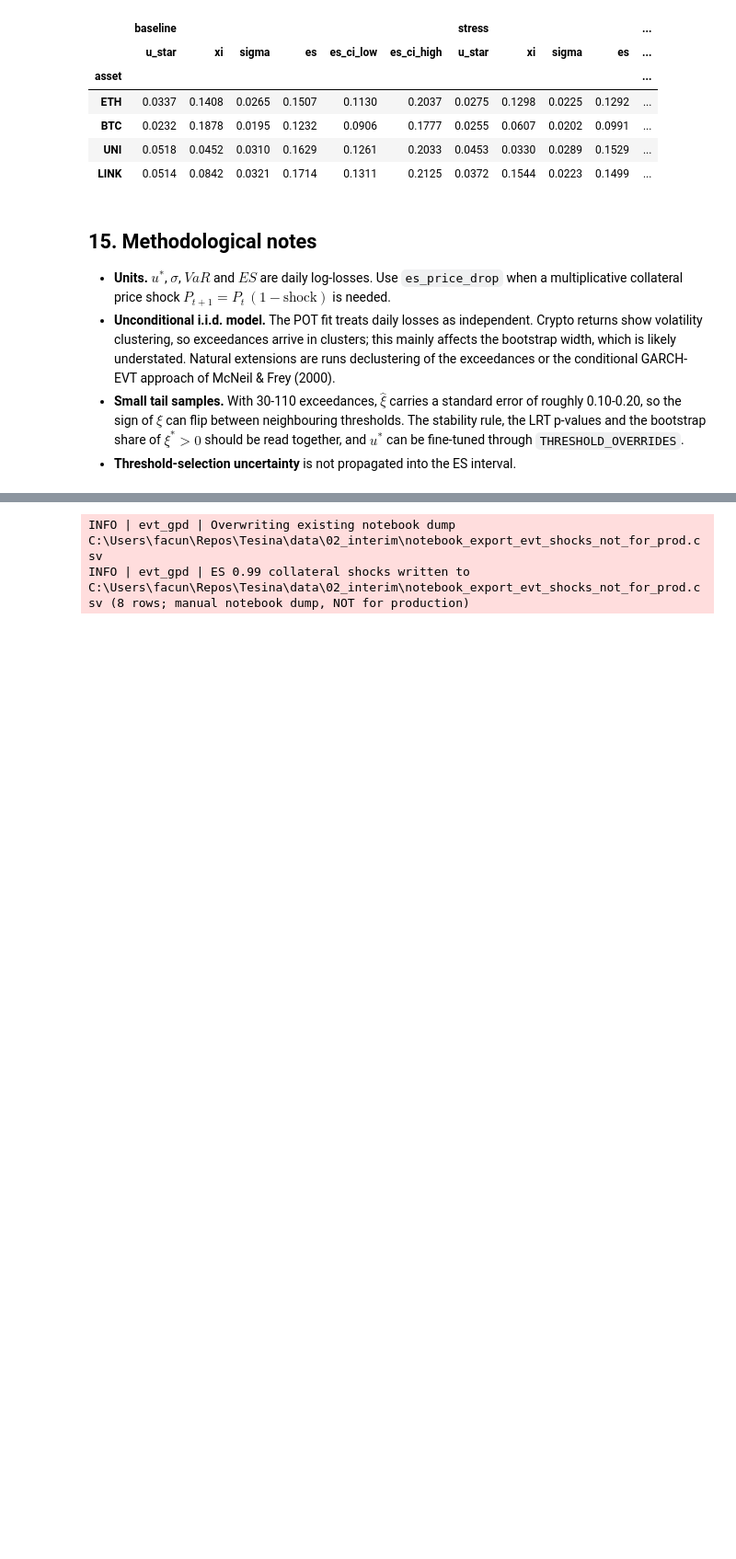
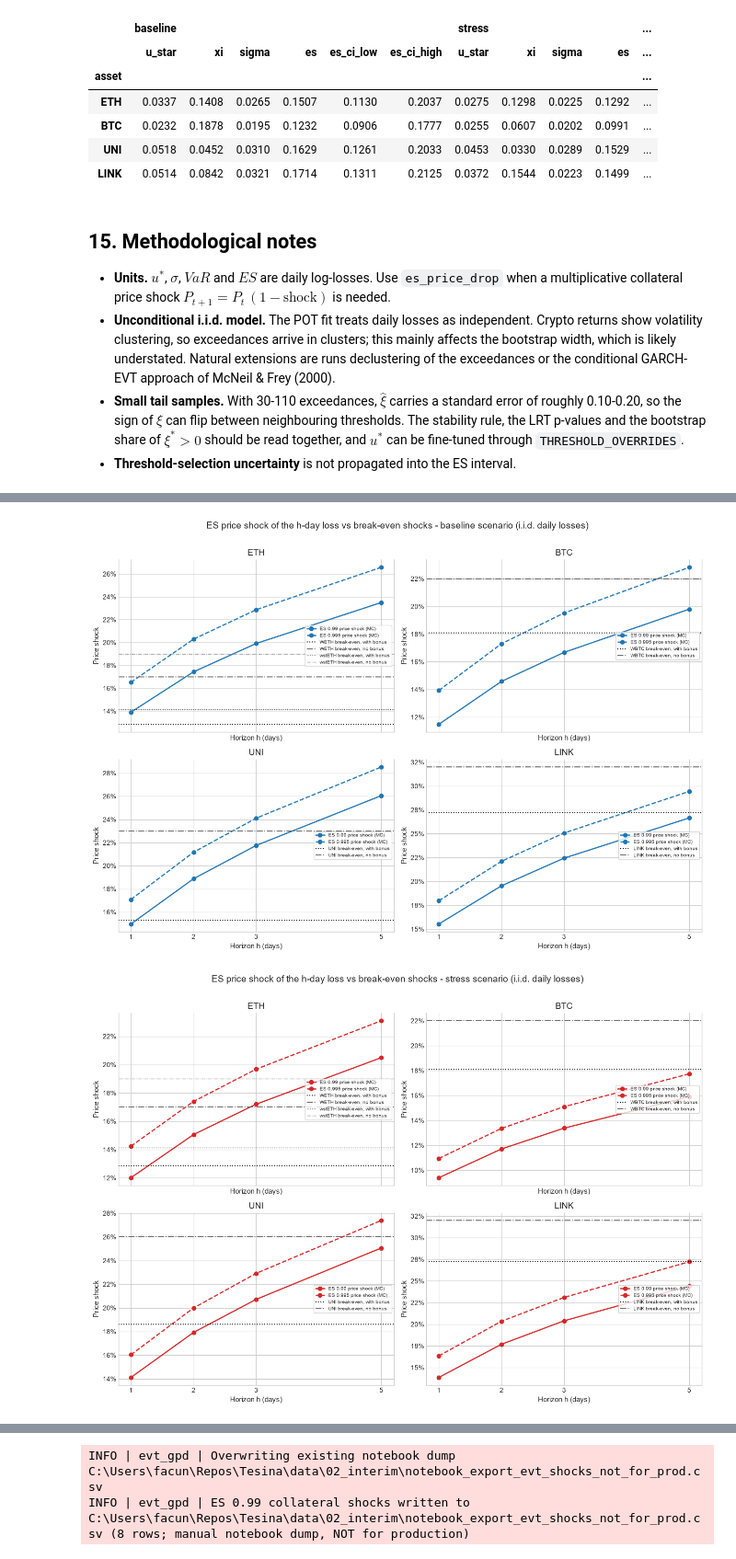
Before and after one commit to mendez-facundo/aave-urp-model, a Jupyter notebook: notebooks/03_evt_gpd_fitting.ipynb, the cells around one changed output, grey strips where cells are left out. Shown at 92% size. Cells and saved outputs as stored; diff of their text form; code cells hidden in the pictures; blank space fills up the shorter version.

```diff
--- a/notebooks/03_evt_gpd_fitting.ipynb
+++ b/notebooks/03_evt_gpd_fitting.ipynb
@@ -1265,0 +1574,19 @@ Before writing, every row is checked for finite values, $\xi < 1$, the ordering
+# %%
+RESULT_ROW_ORDER = pd.MultiIndex.from_product([SCENARIOS, ASSETS], names=["scenario", "asset"])
+for level in HORIZON_LEVELS:
+    at_level = horizon_df.xs(level, level="confidence_level")
+    display(
+        at_level["es_price_shock"].unstack("horizon_days").reindex(RESULT_ROW_ORDER)
+        .style.format("{:.2%}")
+        .set_caption(f"ES price shock of the h-day loss, p = {level} (columns: horizon h in days)")
+    )
+    display(
+        at_level["es_log_loss"].unstack("horizon_days").reindex(RESULT_ROW_ORDER)
+        .style.format(precision=4)
+        .set_caption(f"ES of the h-day log-loss, p = {level} (columns: horizon h in days)")
+    )
+    display(
+        at_level["es_ratio_vs_h1"].unstack("horizon_days").reindex(RESULT_ROW_ORDER)
+        .style.format(precision=2)
+        .set_caption(f"ES(h) / ES(1), p = {level} (square-root-of-time reference: " + ", ".join(f"h={h}: {np.sqrt(h):.2f}" for h in HORIZONS_DAYS) + ")")
+    )
@@ -1265,0 +1886,30 @@ Before writing, every row is checked for finite values, $\xi < 1$, the ordering
+# %%
+def plot_shock_vs_horizon(scenario_key: str) -> None:
+    """Plot the Monte Carlo ES price shock against the horizon, with the Aave break-even shocks of each asset."""
+    fig, axes = plt.subplots(2, 2, figsize=(13, 9), sharex=True)
+    color = SCENARIO_COLORS[scenario_key]
+    for ax, asset in zip(axes.flat, ASSETS):
+        monte_carlo = shock_grid_df[
+            (shock_grid_df["scenario"] == scenario_key) & (shock_grid_df["asset"] == asset) & (shock_grid_df["method"] == "monte_carlo")
+        ]
+        for level, line_style in zip(HORIZON_LEVELS, ("-", "--")):
+            at_level = monte_carlo[monte_carlo["confidence_level"] == level]
+            ax.plot(at_level["horizon_days"], at_level["es_price_shock"], marker="o", ls=line_style, color=color, lw=1.8, label=f"ES {level} price shock (MC)")
+        for symbol, line_width in zip([s for s, a in AAVE_SYMBOL_TO_ASSET.items() if a == asset], (1.4, 0.9)):
+            row = breakeven_df.loc[(scenario_key, asset, symbol)]
+            ax.axhline(row["breakeven_with_bonus"], color="black", ls=":", lw=line_width, label=f"{symbol} break-even, with bonus")
+            ax.axhline(row["breakeven_no_bonus"], color="dimgrey", ls="-.", lw=line_width, label=f"{symbol} break-even, no bonus")
+        ax.yaxis.set_major_formatter(PercentFormatter(1.0, decimals=0))
+        ax.set(title=asset, xticks=list(HORIZONS_DAYS), xlabel="Horizon h (days)", ylabel="Price shock")
+        ax.legend(fontsize=7, loc="center right")
+
+    fig.suptitle(f"ES price shock of the h-day loss vs break-even shocks - {scenario_key} scenario (i.i.d. daily losses)", fontsize=14, y=1.01)
+    fig.tight_layout()
+    plt.show()
+
+
+for scenario_key in SCENARIOS:
+    plot_shock_vs_horizon(scenario_key)
+# %% [output]
+[figure, added]
+[figure, added]
```
Also changed, not shown: parts of 17 cells of this notebook, 3 other files.
